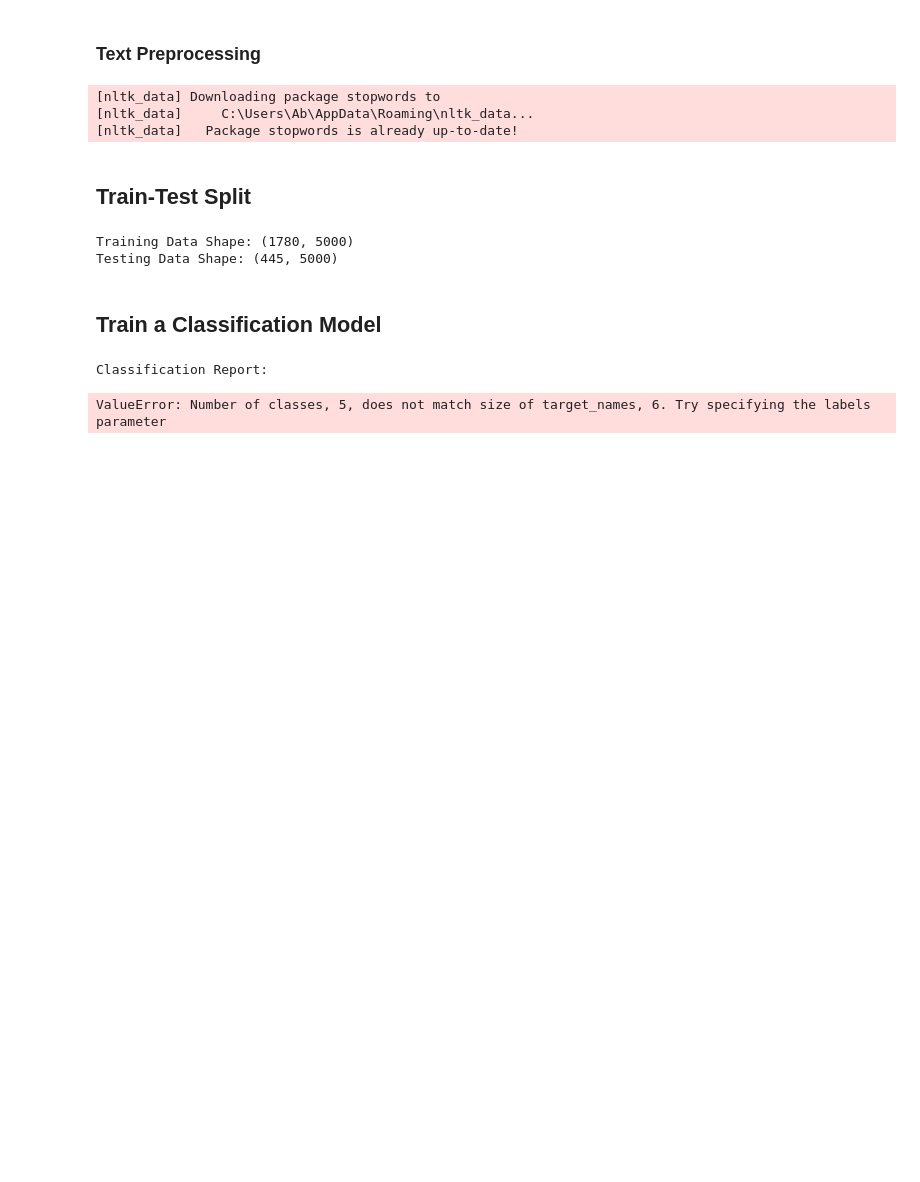
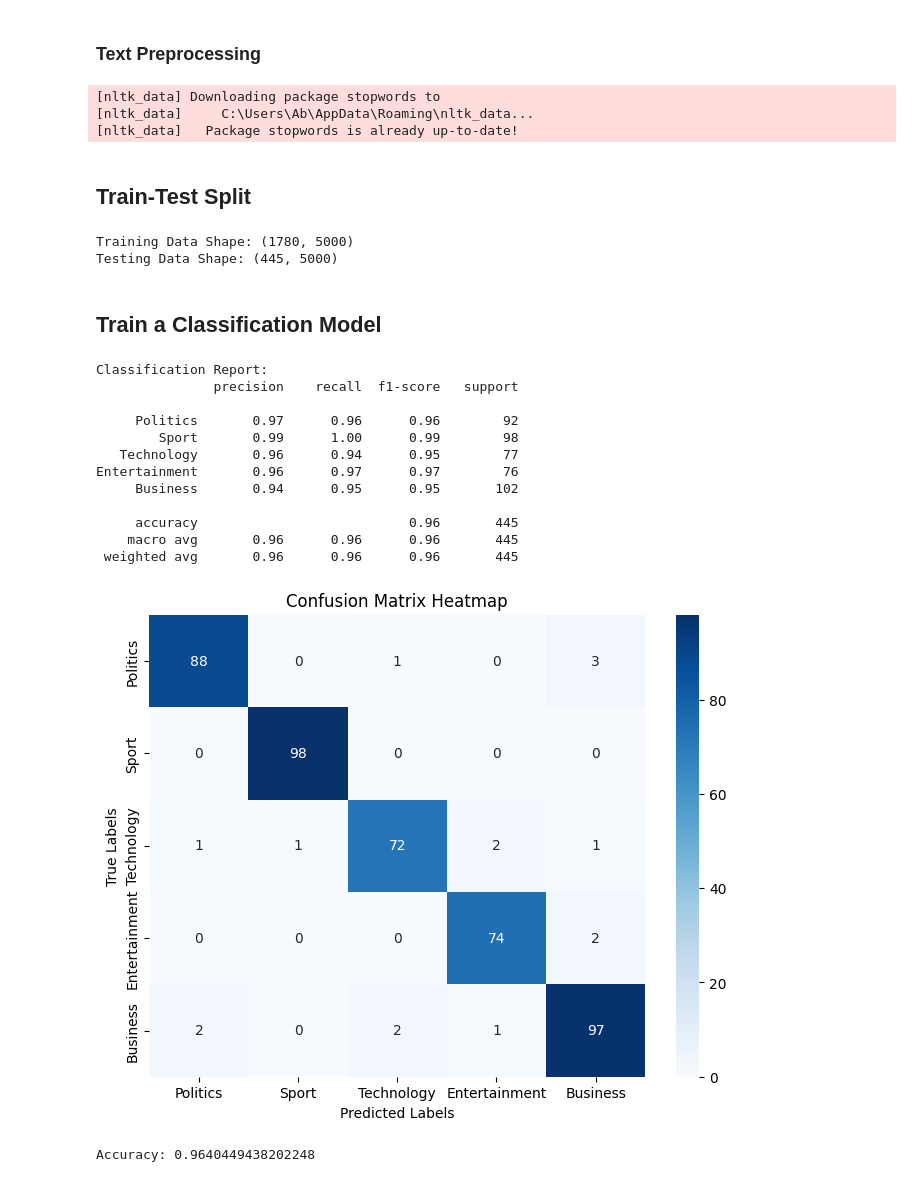
Before and after one commit to Birkity/document-classification, a Jupyter notebook: notebook/document_classification.ipynb, the cells around one changed output. Saved outputs shown, nothing was run; the diff lists cells and outputs as text; code cells hidden in the pictures; blank space fills up the shorter version.

Commit message:
Train the model, predict and evaluate the model

```diff
--- a/notebook/document_classification.ipynb
+++ b/notebook/document_classification.ipynb
@@ -7,18 +7,15 @@ import numpy as np
 # Load the dataset
 df = pd.read_csv('../data/df_file.csv')
 
+# Map numeric labels to category names
 label_to_category = {
     0: 'Politics',
     1: 'Sport',
     2: 'Technology',
     3: 'Entertainment',
-    4: 'Business'
+    4: 'Business',
+    5: 'Other'
 }
-
-# Add a new category called 'Other' for unmatched texts
-label_to_category[5] = 'Other'
-
-category_to_label = {v: k for k, v in label_to_category.items()}
 
 # Add a new column for category names
 df['category'] = df['Label'].map(label_to_category)
@@ -100,24 +97,49 @@ Testing Data Shape: (445, 5000)
 # %% [markdown]
 ## Train a Classification Model
 # %%
+import seaborn as sns
+import matplotlib.pyplot as plt
 from sklearn.naive_bayes import MultinomialNB
 from sklearn.metrics import classification_report, confusion_matrix, accuracy_score
 
 # Train a Naive Bayes classifier
 model = MultinomialNB()
 model.fit(X_train, y_train)
 
 # Predict on the test set
 y_pred = model.predict(X_test)
 
 # Evaluate the model
 print("Classification Report:")
-print(classification_report(y_test, y_pred, target_names=label_to_category.values()))
+# Use only the labels present in the dataset for evaluation
+unique_labels = df['Label'].unique()
+label_to_category_eval = {k: v for k, v in label_to_category.items() if k in unique_labels}
+print(classification_report(y_test, y_pred, target_names=label_to_category_eval.values()))
 
-print("\nConfusion Matrix:")
-print(confusion_matrix(y_test, y_pred))
+# Confusion Matrix
+cm = confusion_matrix(y_test, y_pred)
 
+plt.figure(figsize=(8, 6))
+sns.heatmap(cm, annot=True, fmt='d', cmap='Blues', xticklabels=label_to_category_eval.values(), yticklabels=label_to_category_eval.values())
+plt.xlabel('Predicted Labels')
+plt.ylabel('True Labels')
+plt.title('Confusion Matrix Heatmap')
+plt.show()
+
+# Accuracy
 print("\nAccuracy:", accuracy_score(y_test, y_pred))
 # %% [output]
 Classification Report:
+               precision    recall  f1-score   support
+
+     Politics       0.97      0.96      0.96        92
+        Sport       0.99      1.00      0.99        98
+   Technology       0.96      0.94      0.95        77
+Entertainment       0.96      0.97      0.97        76
+     Business       0.94      0.95      0.95       102
+
+     accuracy                           0.96       445
+    macro avg       0.96      0.96      0.96       445
+ weighted avg       0.96      0.96      0.96       445
+[figure, added]
-ValueError: Number of classes, 5, does not match size of target_names, 6. Try specifying the labels parameter
+Accuracy: 0.9640449438202248
```
